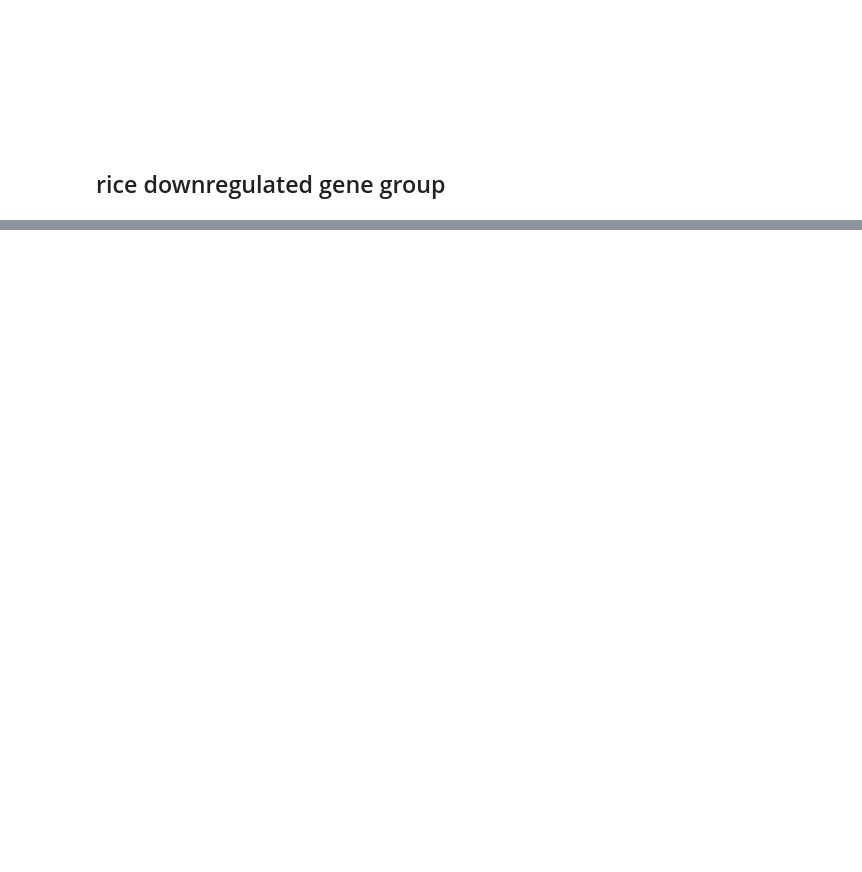
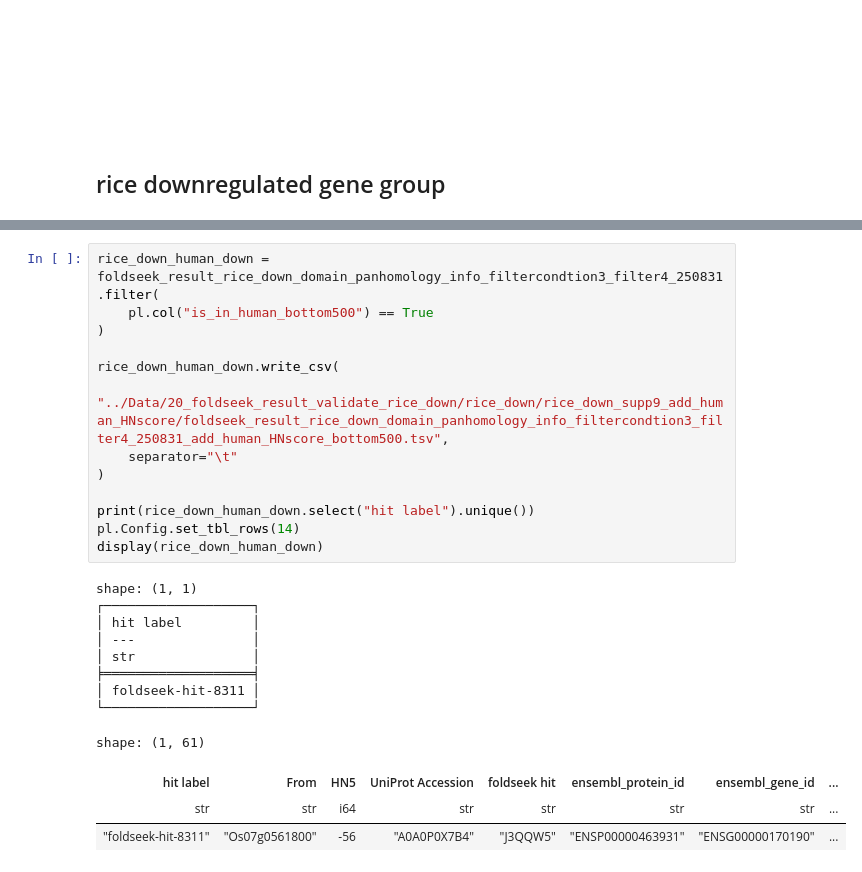
Before and after one commit to yonesora56/HS_rice_analysis, a Jupyter notebook: notebooks/15_add_human_HN-score.ipynb, the cells around one changed output, grey strips where cells are left out. Cells and saved outputs as stored; diff of their text form; blank space fills up the shorter version.

```diff
--- a/notebooks/15_add_human_HN-score.ipynb
+++ b/notebooks/15_add_human_HN-score.ipynb
@@ -310,3 +403,29 @@ shape: (298, 61)
 | "foldseek-hit-5877" | "Os04g0578600" | -147 | "A0A0P0WE87" | "Q96PH1" | "ENSP00000373518" | "ENSG00000255346" | ... |
 | "foldseek-hit-5877" | "Os04g0578600" | -147 | "A0A0P0WE87" | "Q96PH1" | "ENSP00000432440" | "ENSG00000255346" | ... |
 | "foldseek-hit-5878" | "Os04g0578600" | -147 | "A0A0P0WE87" | "Q9HBY0" | "ENSP00000159060" | "ENSG00000074771" | ... |
+# %%
+rice_down_human_down = foldseek_result_rice_down_domain_panhomology_info_filtercondtion3_filter4_250831.filter(
+    pl.col("is_in_human_bottom500") == True
+)
+
+rice_down_human_down.write_csv(
+    "../Data/20_foldseek_result_validate_rice_down/rice_down/rice_down_supp9_add_human_HNscore/foldseek_result_rice_down_domain_panhomology_info_filtercondtion3_filter4_250831_add_human_HNscore_bottom500.tsv",
+    separator="\t"
+)
+
+print(rice_down_human_down.select("hit label").unique())
+pl.Config.set_tbl_rows(14)
+display(rice_down_human_down)
+# %% [output]
+shape: (1, 1)
+┌───────────────────┐
+│ hit label         │
+│ ---               │
+│ str               │
+╞═══════════════════╡
+│ foldseek-hit-8311 │
+└───────────────────┘
+shape: (1, 61)
+| hit label | From | HN5 | UniProt Accession | foldseek hit | ensembl_protein_id | ensembl_gene_id | ... |
+| str | str | i64 | str | str | str | str | ... |
+| "foldseek-hit-8311" | "Os07g0561800" | -56 | "A0A0P0X7B4" | "J3QQW5" | "ENSP00000463931" | "ENSG00000170190" | ... |
```
Also changed, not shown: parts of 3 cells of this notebook.
